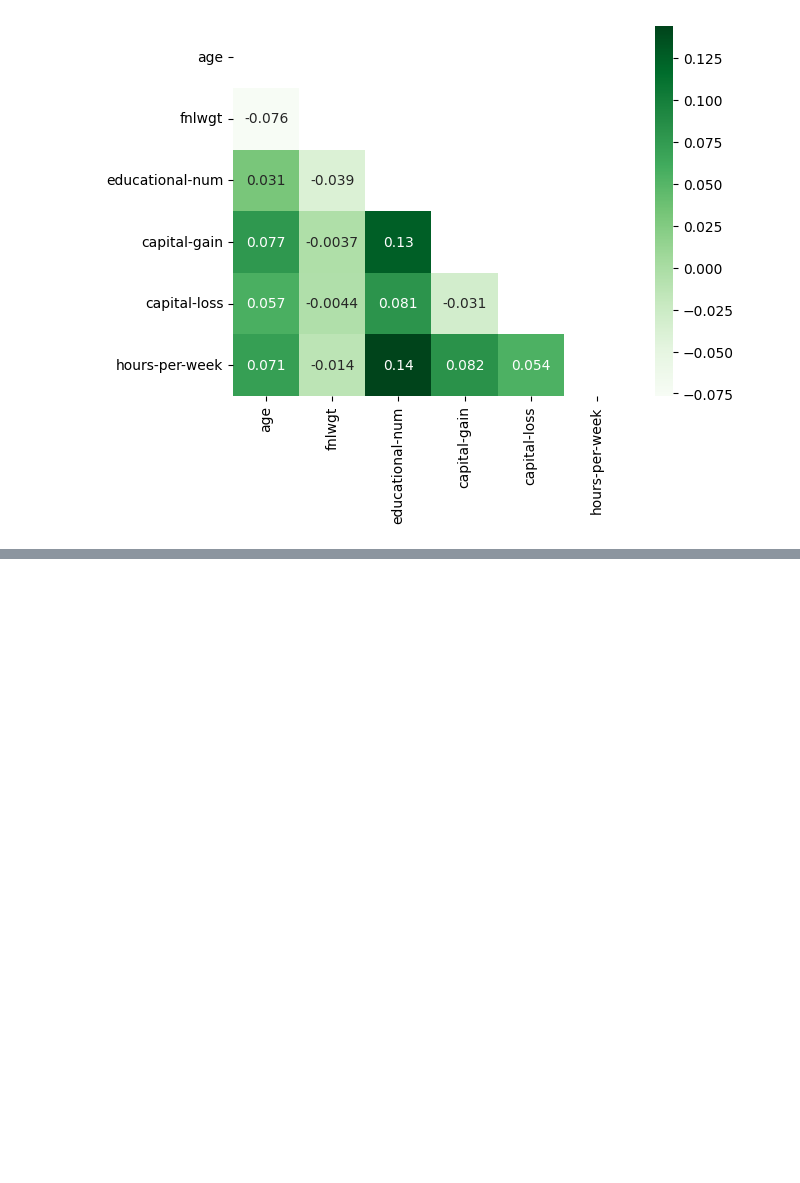
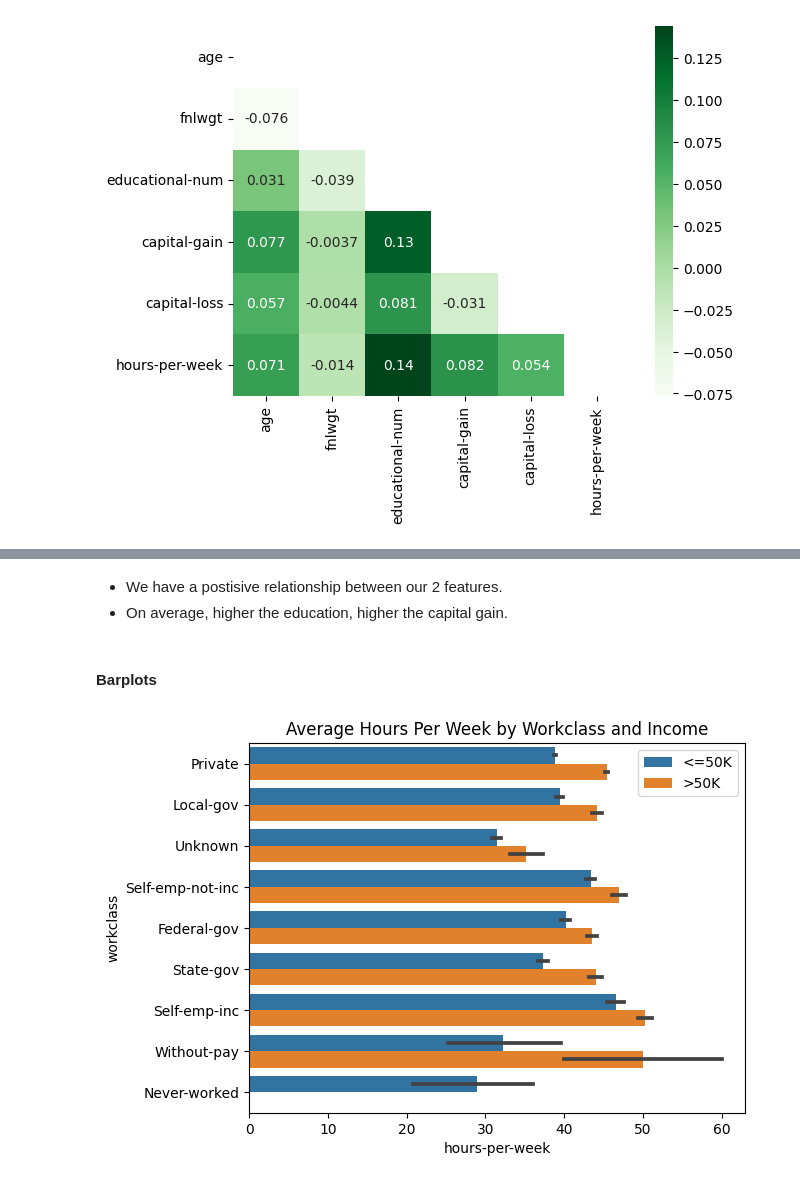
Before and after one commit to wrodemoyer/Adult-Income, a Jupyter notebook: Adult_Income.ipynb, the cells around one changed output, grey strips where cells are left out. Saved outputs shown, nothing was run; the diff lists cells and outputs as text; code cells hidden in the pictures; blank space fills up the shorter version.

```diff
--- a/Adult_Income.ipynb
+++ b/Adult_Income.ipynb
@@ -609,0 +644,17 @@ sns.heatmap(corr, cmap= 'Greens', annot= True, mask= mask);
+# %% [markdown]
+- We have a postisive relationship between our 2 features.
+- On average, higher the education, higher the capital gain.
+# %% [markdown]
+#### Barplots
+# %%
+# Comparing workclass and hours per week
+
+ax= sns.barplot(data=df, x= 'hours-per-week', y= 'workclass', hue= 'income')
+
+# title
+ax.set_title('Average Hours Per Week by Workclass and Income')
+
+# legend location
+ax.legend(loc= 'best');
+# %% [output]
+[figure, added]
```
Also changed, not shown: parts of 20 cells of this notebook.
